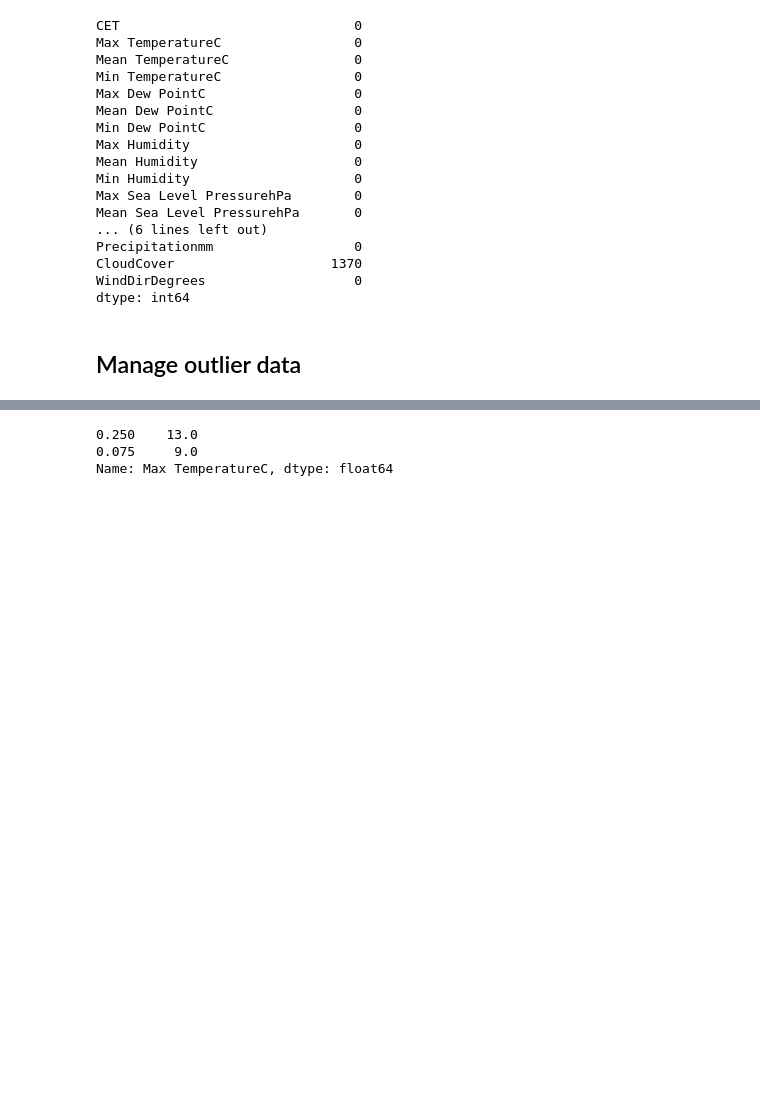
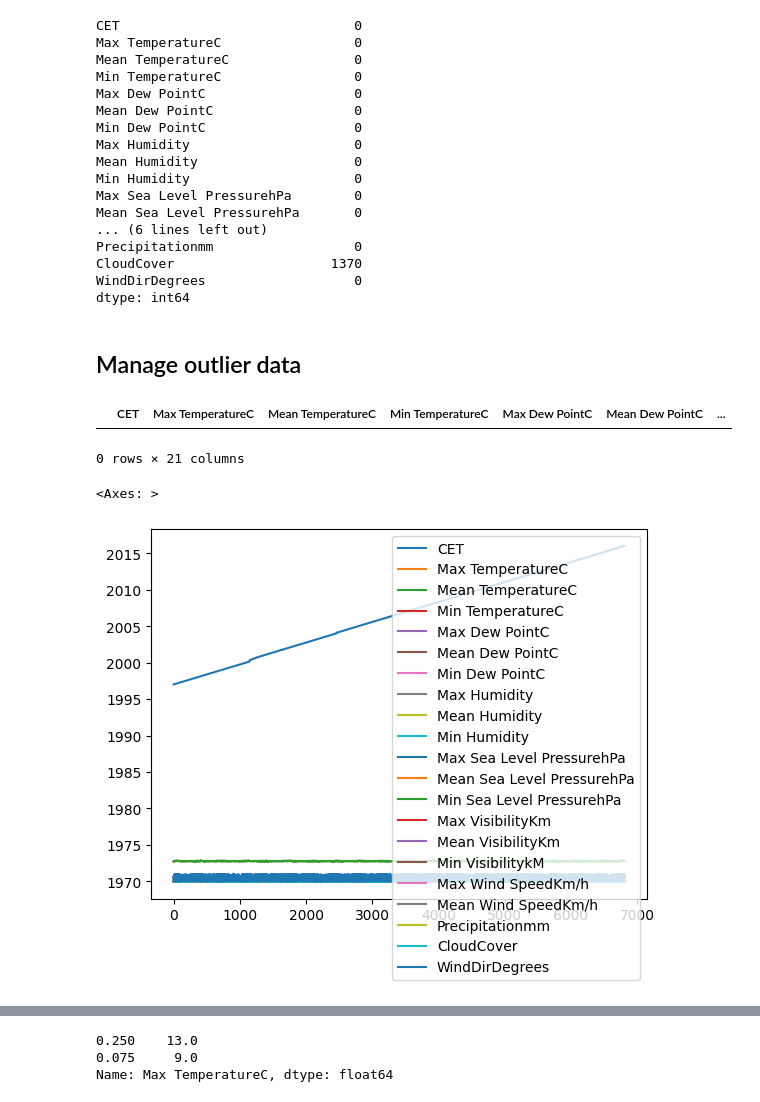
Before and after one commit to nnyPRO/Daily_Weather, a Jupyter notebook: code/Ta.ipynb, the cells around one changed output, grey strips where cells are left out. Drawn from its saved outputs; the diff is of its cells as text; code cells hidden in the pictures; blank space fills up the shorter version.

```diff
--- a/code/Ta.ipynb
+++ b/code/Ta.ipynb
@@ -137,3 +140,15 @@ WindDirDegrees                   0
 dtype: int64
 # %% [markdown]
 ## Manage outlier data
+# %%
+z = np.abs(stats.zscore(data['Mean TemperatureC']))
+threshole = 20
+data[z > threshole]
+# %% [output]
+|  | CET | Max TemperatureC | Mean TemperatureC | Min TemperatureC | Max Dew PointC | Mean Dew PointC | ... |
+0 rows × 21 columns
+# %%
+data.plot()
+# %% [output]
+<Axes: >
+[figure, added]
```
Also changed, not shown: parts of 9 cells of this notebook.
